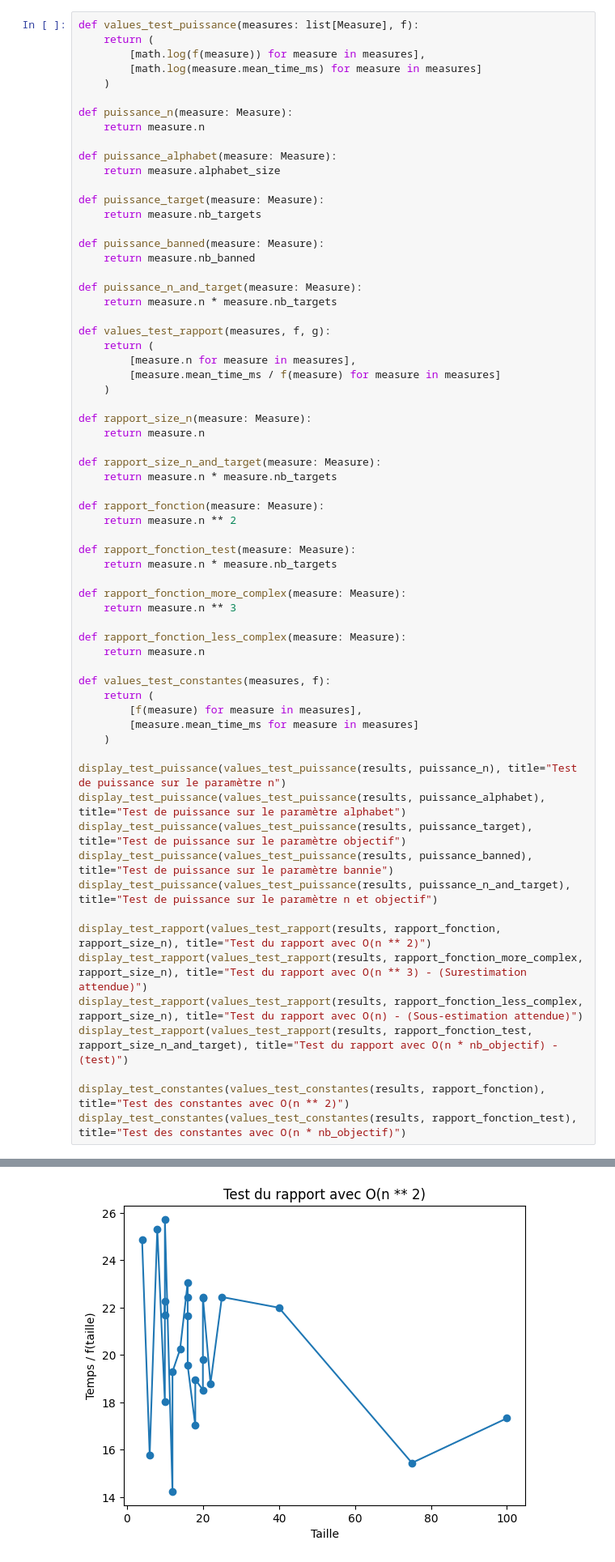
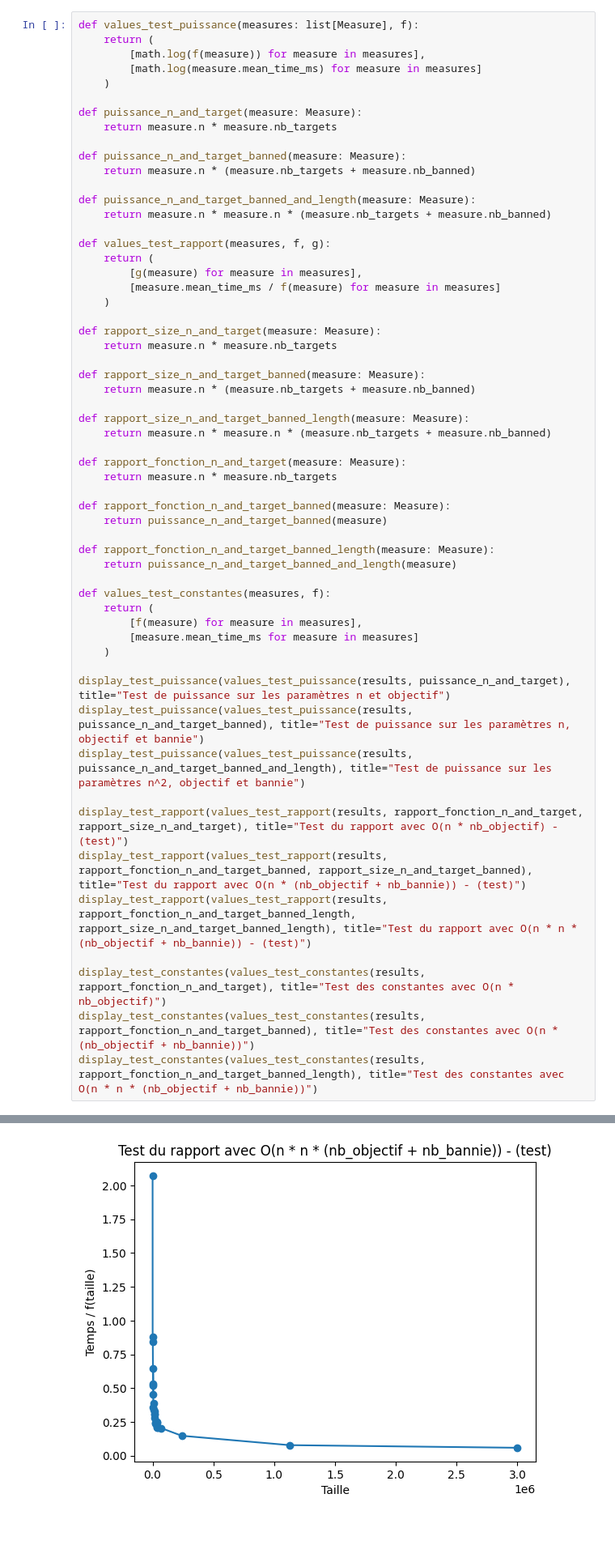
Before and after one commit to TPerronTouchette/INF8775, a Jupyter notebook: TP3_A25/2201589_2188585.ipynb, the cells around one changed output, grey strips where cells are left out. Shown at 81% size. Drawn from its saved outputs; the diff is of its cells as text; blank space fills up the shorter version.

Commit message:
update the empiric test

```diff
--- a/TP3_A25/2201589_2188585.ipynb
+++ b/TP3_A25/2201589_2188585.ipynb
@@ -794,44 +795,38 @@ def values_test_puissance(measures: list[Measure], f):
         [math.log(measure.mean_time_ms) for measure in measures]
     )
 
-def puissance_n(measure: Measure):
-    return measure.n
-
-def puissance_alphabet(measure: Measure):
-    return measure.alphabet_size
-
-def puissance_target(measure: Measure):
-    return measure.nb_targets
-
-def puissance_banned(measure: Measure):
-    return measure.nb_banned
-
 def puissance_n_and_target(measure: Measure):
     return measure.n * measure.nb_targets
 
+def puissance_n_and_target_banned(measure: Measure):
+    return measure.n * (measure.nb_targets + measure.nb_banned)
+
+def puissance_n_and_target_banned_and_length(measure: Measure):
+    return measure.n * measure.n * (measure.nb_targets + measure.nb_banned)
+
 def values_test_rapport(measures, f, g):
     return (
-        [measure.n for measure in measures],
+        [g(measure) for measure in measures],
         [measure.mean_time_ms / f(measure) for measure in measures]
     )
-
-def rapport_size_n(measure: Measure):
-    return measure.n
 
 def rapport_size_n_and_target(measure: Measure):
     return measure.n * measure.nb_targets
 
-def rapport_fonction(measure: Measure):
-    return measure.n ** 2
+def rapport_size_n_and_target_banned(measure: Measure):
+    return measure.n * (measure.nb_targets + measure.nb_banned)
 
-def rapport_fonction_test(measure: Measure):
+def rapport_size_n_and_target_banned_length(measure: Measure):
+    return measure.n * measure.n * (measure.nb_targets + measure.nb_banned)
+
+def rapport_fonction_n_and_target(measure: Measure):
     return measure.n * measure.nb_targets
 
-def rapport_fonction_more_complex(measure: Measure):
-    return measure.n ** 3
+def rapport_fonction_n_and_target_banned(measure: Measure):
+    return puissance_n_and_target_banned(measure)
 
-def rapport_fonction_less_complex(measure: Measure):
-    return measure.n
+def rapport_fonction_n_and_target_banned_length(measure: Measure):
+    return puissance_n_and_target_banned_and_length(measure)
 
 def values_test_constantes(measures, f):
     return (
@@ -839,17 +834,15 @@ def values_test_constantes(measures, f):
         [measure.mean_time_ms for measure in measures]
     )
 
-display_test_puissance(values_test_puissance(results, puissance_n), title="Test de puissance sur le paramètre n")
-display_test_puissance(values_test_puissance(results, puissance_alphabet), title="Test de puissance sur le paramètre alphabet")
-display_test_puissance(values_test_puissance(results, puissance_target), title="Test de puissance sur le paramètre objectif")
-display_test_puissance(values_test_puissance(results, puissance_banned), title="Test de puissance sur le paramètre bannie")
-display_test_puissance(values_test_puissance(results, puissance_n_and_target), title="Test de puissance sur le paramètre n et objectif")
+display_test_puissance(values_test_puissance(results, puissance_n_and_target), title="Test de puissance sur les paramètres n et objectif")
+display_test_puissance(values_test_puissance(results, puissance_n_and_target_banned), title="Test de puissance sur les paramètres n, objectif et bannie")
+display_test_puissance(values_test_puissance(results, puissance_n_and_target_banned_and_length), title="Test de puissance sur les paramètres n^2, objectif et bannie")
 
-display_test_rapport(values_test_rapport(results, rapport_fonction, rapport_size_n), title="Test du rapport avec O(n ** 2)")
-display_test_rapport(values_test_rapport(results, rapport_fonction_more_complex, rapport_size_n), title="Test du rapport avec O(n ** 3) - (Surestimation attendue)")
-display_test_rapport(values_test_rapport(results, rapport_fonction_less_complex, rapport_size_n), title="Test du rapport avec O(n) - (Sous-estimation attendue)")
-display_test_rapport(values_test_rapport(results, rapport_fonction_test, rapport_size_n_and_target), title="Test du rapport avec O(n * nb_objectif) - (test)")
+display_test_rapport(values_test_rapport(results, rapport_fonction_n_and_target, rapport_size_n_and_target), title="Test du rapport avec O(n * nb_objectif) - (test)")
+display_test_rapport(values_test_rapport(results, rapport_fonction_n_and_target_banned, rapport_size_n_and_target_banned), title="Test du rapport avec O(n * (nb_objectif + nb_bannie)) - (test)")
+display_test_rapport(values_test_rapport(results, rapport_fonction_n_and_target_banned_length, rapport_size_n_and_target_banned_length), title="Test du rapport avec O(n * n * (nb_objectif + nb_bannie)) - (test)")
 
-display_test_constantes(values_test_constantes(results, rapport_fonction), title="Test des constantes avec O(n ** 2)")
-display_test_constantes(values_test_constantes(results, rapport_fonction_test), title="Test des constantes avec O(n * nb_objectif)")
+display_test_constantes(values_test_constantes(results, rapport_fonction_n_and_target), title="Test des constantes avec O(n * nb_objectif)")
+display_test_constantes(values_test_constantes(results, rapport_fonction_n_and_target_banned), title="Test des constantes avec O(n * (nb_objectif + nb_bannie))")
+display_test_constantes(values_test_constantes(results, rapport_fonction_n_and_target_banned_length), title="Test des constantes avec O(n * n * (nb_objectif + nb_bannie))")
 # %% [output]
@@ -861 +857 @@ display_test_constantes(values_test_constantes(results, rapport_fonction_test),
-[figure, old version]
+[figure, new version]
```
Also changed, not shown: parts of 4 cells of this notebook.
